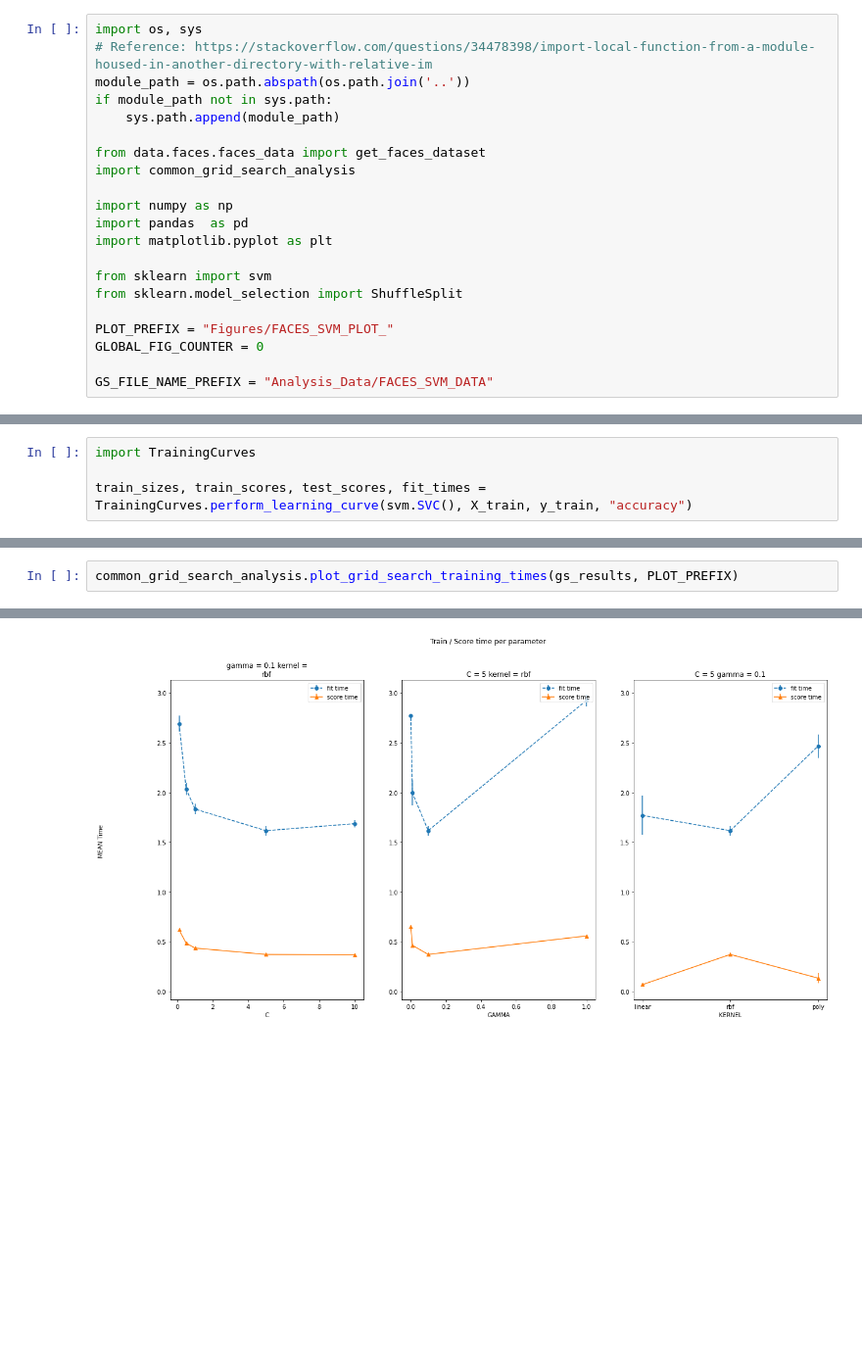
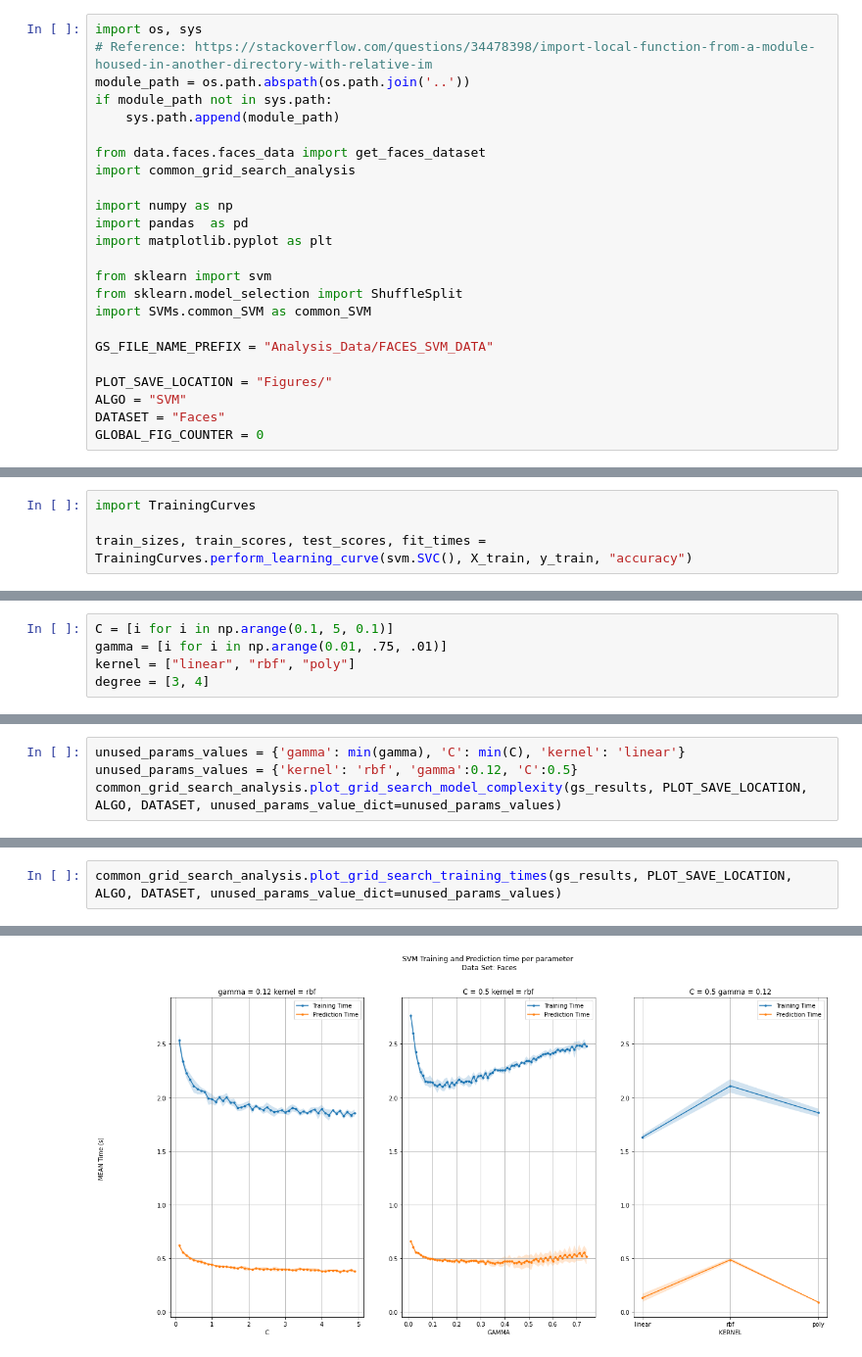
Before and after one commit to Inquisitive-ME/SupervisedLearning_Project_Code, a Jupyter notebook: SVMs/faces_SVM_analysis.ipynb, the cells around one changed output, grey strips where cells are left out. Shown at 98% size. Cells and saved outputs as stored; diff of their text form; blank space fills up the shorter version.

```diff
--- a/SVMs/faces_SVM_analysis.ipynb
+++ b/SVMs/faces_SVM_analysis.ipynb
@@ -14,11 +14,14 @@ import matplotlib.pyplot as plt
 
 from sklearn import svm
 from sklearn.model_selection import ShuffleSplit
-
-PLOT_PREFIX = "Figures/FACES_SVM_PLOT_"
-GLOBAL_FIG_COUNTER = 0
+import SVMs.common_SVM as common_SVM
 
 GS_FILE_NAME_PREFIX = "Analysis_Data/FACES_SVM_DATA"
+
+PLOT_SAVE_LOCATION = "Figures/"
+ALGO = "SVM"
+DATASET = "Faces"
+GLOBAL_FIG_COUNTER = 0
 # %%
 X_train, X_test, y_train, y_test = get_faces_dataset()
 num_features = X_train.shape[1]
@@ -33,0 +37,5 @@ TrainingCurves.plot_learning_curve(train_scores, test_scores, train_sizes, "Defa
+# %%
+C = [i for i in np.arange(0.1, 5, 0.1)]
+gamma = [i for i in np.arange(0.01, .75, .01)]
+kernel = ["linear", "rbf", "poly"]
+degree = [3, 4]
@@ -56,0 +81,4 @@ Plot saved as:  Figures/FACES_SVM_PLOT_GS_ModelComplexity_C_gamma_kernel.png
+# %%
+unused_params_values = {'gamma': min(gamma), 'C': min(C), 'kernel': 'linear'}
+unused_params_values = {'kernel': 'rbf', 'gamma':0.12, 'C':0.5}
+common_grid_search_analysis.plot_grid_search_model_complexity(gs_results, PLOT_SAVE_LOCATION, ALGO, DATASET, unused_params_value_dict=unused_params_values)
@@ -57,3 +88,3 @@ Plot saved as:  Figures/FACES_SVM_PLOT_GS_ModelComplexity_C_gamma_kernel.png
 # %%
-common_grid_search_analysis.plot_grid_search_training_times(gs_results, PLOT_PREFIX)
+common_grid_search_analysis.plot_grid_search_training_times(gs_results, PLOT_SAVE_LOCATION, ALGO, DATASET, unused_params_value_dict=unused_params_values)
 # %% [output]
@@ -61 +92 @@ Plot saved as:  Figures/FACES_SVM_PLOT_GS_Times_C_gamma_kernel.png
-[figure, old version]
+[figure, new version]
```
Also changed, not shown: parts of 20 cells of this notebook, 1 other file.
